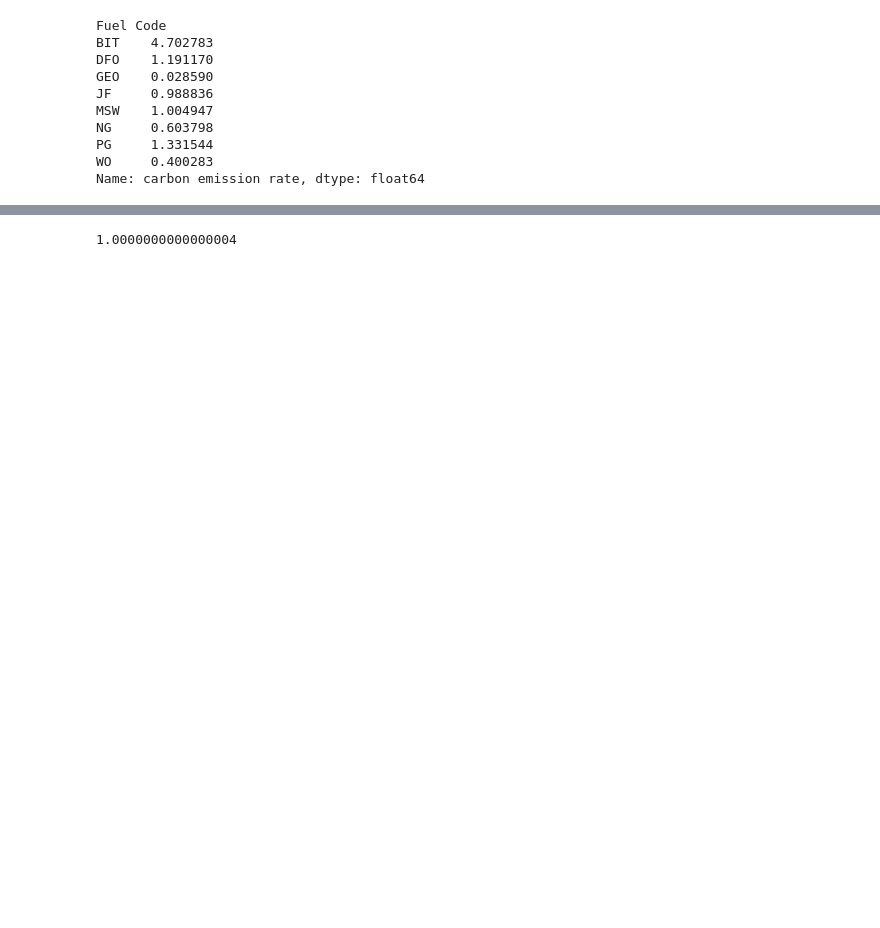
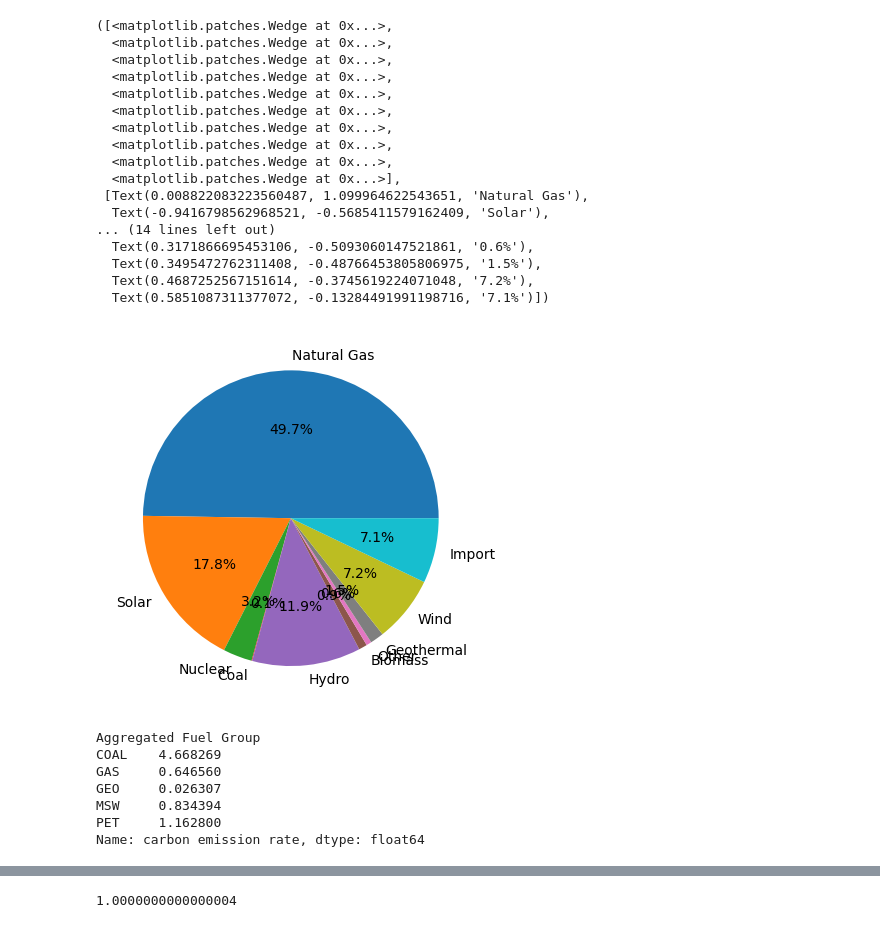
Before and after one commit to yuqing5/CATS-CaliforniaTestSystem, a Jupyter notebook: carbon_algo.ipynb, the cells around one changed output, grey strips where cells are left out. Drawn from its saved outputs; the diff is of its cells as text; code cells hidden in the pictures; blank space fills up the shorter version.

Commit message:
Average carbon emission first result

```diff
--- a/carbon_algo.ipynb
+++ b/carbon_algo.ipynb
@@ -14,0 +16,5 @@ df = df[df['Pmax'] != 0.0].to_numpy()
+# %%
+gen_by_fuel = collections.defaultdict(float)
+for row in df:
+    gen_by_fuel[row[3]] += row[5]
+gen_by_fuel
@@ -15,19 +39,61 @@ df = df[df['Pmax'] != 0.0].to_numpy()
+# %%
+y = [0]*10
+for k, v in gen_by_fuel.items():
+    if 'Natural Gas' in k or 'Other Gases' in k or 'Petroleum' in k or 'Lanfill' in k:
+        y[0] += v
+    elif 'Solar' in k or 'Batteries' in k:
+        y[1] += v
+    elif 'Nuclear' in k:
+        y[2] += v
+    elif 'Coal' in k:
+        y[3] += v
+    elif 'Hydro' in k:
+        y[4] += v
+    elif 'Biomass' in k:
+        y[5] += v
+    elif 'Geothermal' in k:
+        y[7] += v
+    elif 'Wind' in k:
+        y[8] += v
+    elif 'IMPORT' in k:
+        y[9] += v
+    else:
+        y[6] += v
+gen_by_fuel
+x = ['Natural Gas', 'Solar','Nuclear','Coal','Hydro','Biomass','Other','Geothermal','Wind','Import']
+fig, ax = plt.subplots()
+ax.pie(y, labels=x,autopct='%1.1f%%')
+# %% [output]
+([<matplotlib.patches.Wedge at 0x...>,
+  <matplotlib.patches.Wedge at 0x...>,
+  <matplotlib.patches.Wedge at 0x...>,
+  <matplotlib.patches.Wedge at 0x...>,
+  <matplotlib.patches.Wedge at 0x...>,
+  <matplotlib.patches.Wedge at 0x...>,
+  <matplotlib.patches.Wedge at 0x...>,
+  <matplotlib.patches.Wedge at 0x...>,
+  <matplotlib.patches.Wedge at 0x...>,
+  <matplotlib.patches.Wedge at 0x...>],
+ [Text(0.008822083223560487, 1.099964622543651, 'Natural Gas'),
+  Text(-0.9416798562968521, -0.5685411579162409, 'Solar'),
+... (14 lines left out)
+  Text(0.3171866695453106, -0.5093060147521861, '0.6%'),
+  Text(0.3495472762311408, -0.48766453805806975, '1.5%'),
+  Text(0.4687252567151614, -0.3745619224071048, '7.2%'),
+  Text(0.5851087311377072, -0.13284491991198716, '7.1%')])
+[figure, added]
 # %%
-gen_emission = pd.read_excel("emissions2022.xlsx")
+gen_emission = pd.read_excel("emissions2019.xlsx")
 gen_emission = gen_emission[gen_emission['Generation (kWh)'] > 0]
 gen_emission = gen_emission[gen_emission['State'] == 'CA']
-gen_emission = gen_emission[['Plant Code','Fuel Code','Aggregated Fuel Group','carbon emission rate']]
-gen_emission = gen_emission.rename(columns={'Plant Code': 'Plant_Code'})
-gen_emission.groupby(['Fuel Code'])['carbon emission rate'].mean()
+gen_emission = gen_emission[['Plant Code','Fuel Code','Aggregated Fuel Group','Generation (kWh)','Metric Tonnes of CO2 Emissions','carbon emission rate']]
+gen_emission.groupby(['Aggregated Fuel Group'])['carbon emission rate'].mean()
 # get carbon emssion rate of each fuel type (tons/mWh)
 # %% [output]
-Fuel Code
-BIT    4.702783
-DFO    1.191170
-GEO    0.028590
-JF     0.988836
-MSW    1.004947
-NG     0.603798
-PG     1.331544
-WO     0.400283
+Aggregated Fuel Group
+COAL    4.668269
+GAS     0.646560
+GEO     0.026307
+MSW     0.834394
+PET     1.162800
 Name: carbon emission rate, dtype: float64
```
Also changed, not shown: parts of 31 cells of this notebook, 18 other files.
